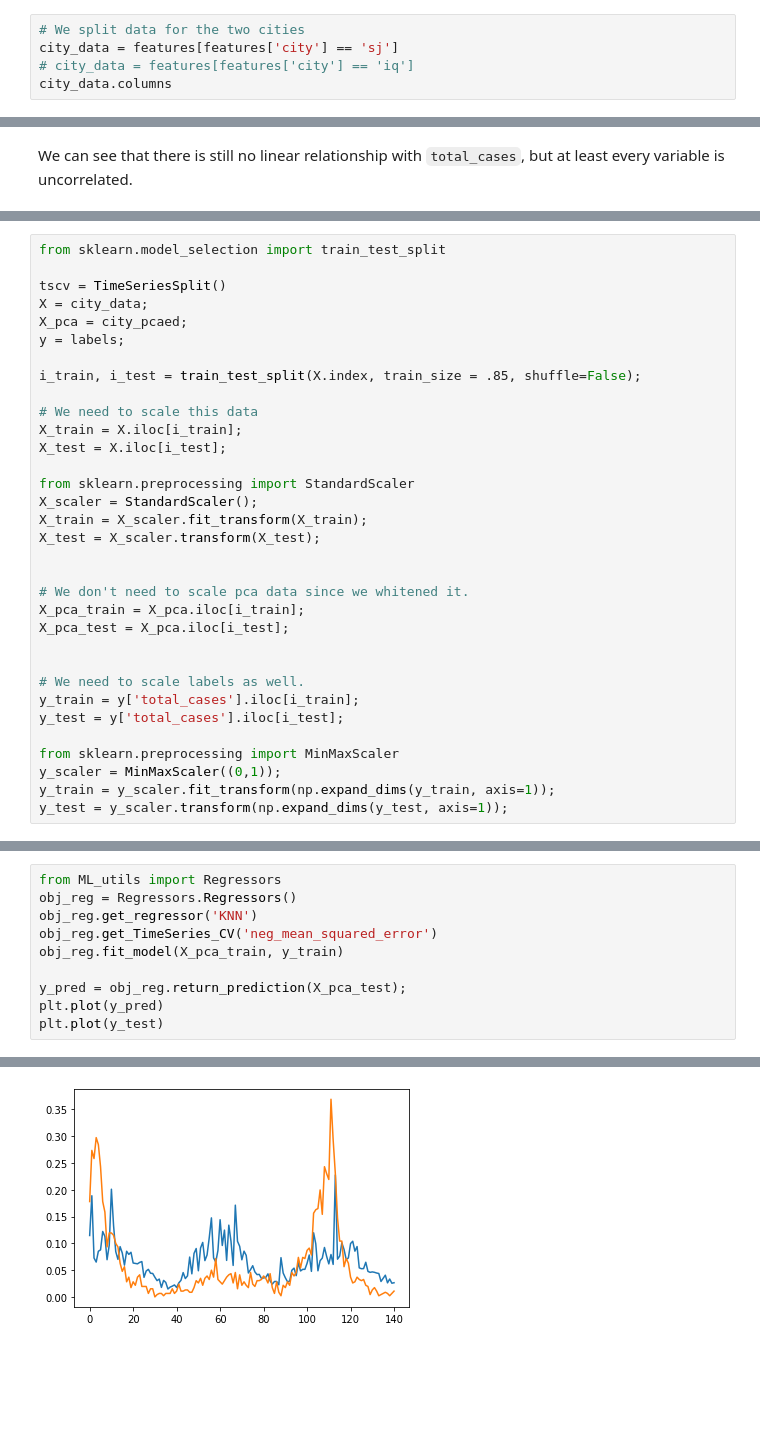
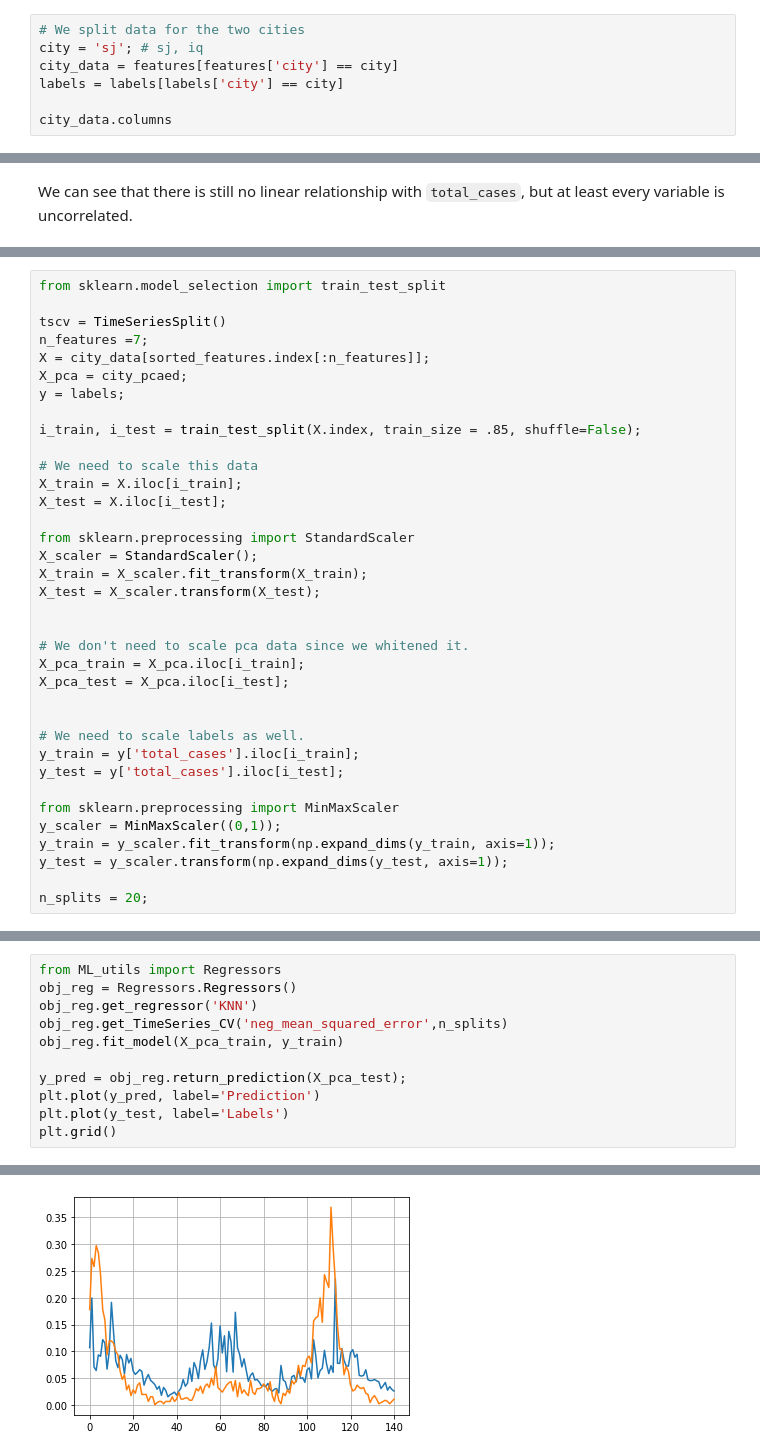
Before and after one commit to arodriguezhidalgo/DengAI_proposal, a Jupyter notebook: Model.ipynb, the cells around one changed output, grey strips where cells are left out. Saved outputs shown, nothing was run; the diff lists cells and outputs as text; blank space fills up the shorter version.

```diff
--- a/Model.ipynb
+++ b/Model.ipynb
@@ -29,8 +29,10 @@ Cities: ['sj' 'iq']
 In order to grasp the dataset we focus on one of the cities. Then, we can replicate our analyses with the other one.
 # %%
 # We split data for the two cities
-city_data = features[features['city'] == 'sj']
-# city_data = features[features['city'] == 'iq']
+city = 'sj'; # sj, iq
+city_data = features[features['city'] == city]
+labels = labels[labels['city'] == city]
+
 city_data.columns
 # %% [output]
 Index(['city', 'year', 'weekofyear', 'week_start_date', 'ndvi_ne', 'ndvi_nw',
@@ -298,7 +302,8 @@ We can see that there is still no linear relationship with `total_cases`, but at
 from sklearn.model_selection import train_test_split
 
 tscv = TimeSeriesSplit()
-X = city_data;
+n_features =7;
+X = city_data[sorted_features.index[:n_features]];
 X_pca = city_pcaed;
 y = labels;
 
@@ -327,6 +332,8 @@ from sklearn.preprocessing import MinMaxScaler
 y_scaler = MinMaxScaler((0,1));
 y_train = y_scaler.fit_transform(np.expand_dims(y_train, axis=1));
 y_test = y_scaler.transform(np.expand_dims(y_test, axis=1));
+
+n_splits = 20;
 # %%
 from ML_utils import Regressors
 obj_reg = Regressors.Regressors()
@@ -344,10 +351,11 @@ plt.plot(y_test)
 from ML_utils import Regressors
 obj_reg = Regressors.Regressors()
 obj_reg.get_regressor('KNN')
-obj_reg.get_TimeSeries_CV('neg_mean_squared_error')
+obj_reg.get_TimeSeries_CV('neg_mean_squared_error',n_splits)
 obj_reg.fit_model(X_pca_train, y_train)
 
 y_pred = obj_reg.return_prediction(X_pca_test);
-plt.plot(y_pred)
-plt.plot(y_test)
+plt.plot(y_pred, label='Prediction')
+plt.plot(y_test, label='Labels')
+plt.grid()
 # %% [output]
@@ -355 +362 @@ plt.plot(y_test)
-[figure, old version]
+[figure, new version]
```
Also changed, not shown: parts of 12 cells of this notebook, 1 other file.
